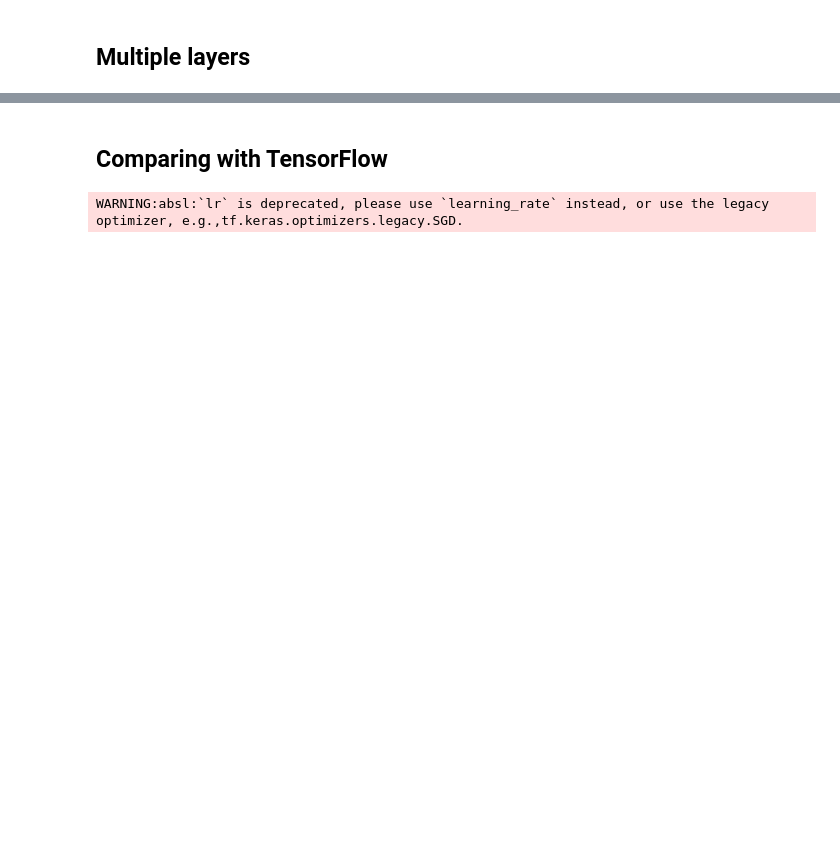
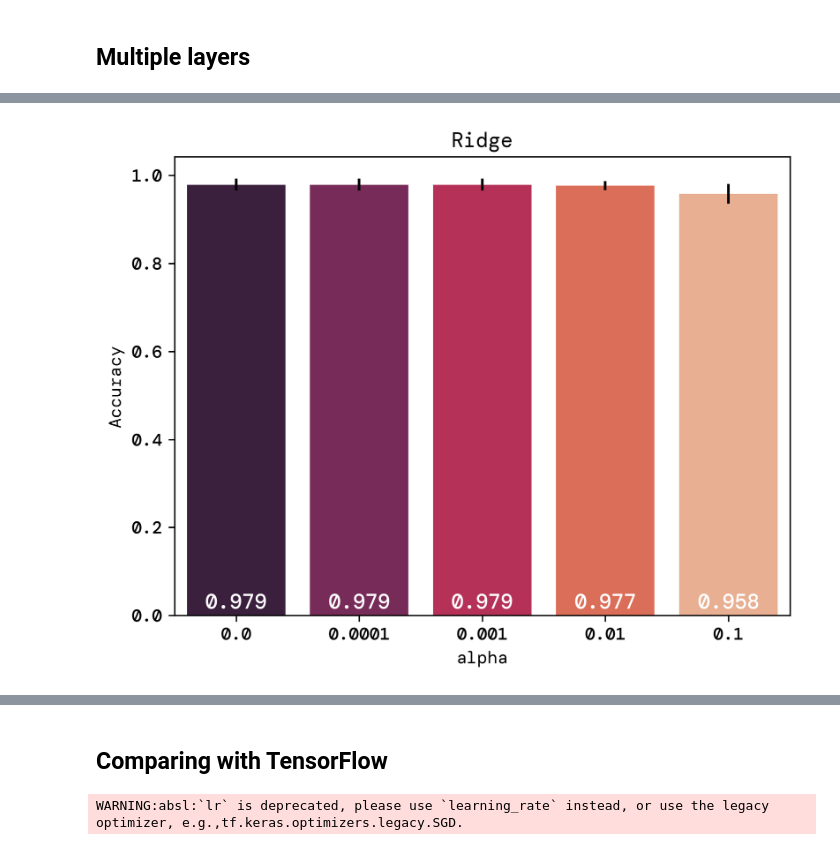
Before and after one commit to bragewiseth/MachineLearningProjects, a Jupyter notebook: project2/src/classification.ipynb, the cells around one changed output, grey strips where cells are left out. Cells and saved outputs as stored; diff of their text form; code cells hidden in the pictures; blank space fills up the shorter version.

```diff
--- a/project2/src/classification.ipynb
+++ b/project2/src/classification.ipynb
@@ -221,0 +183,8 @@ Training stopped after 99 epochs
+# %%
+optimizer_names = ['adam', 'adagrad', 'rmsprop', 'sgd']
+scores_optimizer = onp.zeros((len(optimizer_names), 2) )
+for i, optimizer in enumerate(optimizer_names):
+    network = ada.NN.Model([[1, sigmoid]], eta,epochs,tol, optimizer, alpha, gamma, epsilon, beta1, beta2, loss=ada.CE, metric=ada.CE )
+    mean, var = cross_val(X_train, y_train, network, kfold)
+    scores_optimizer[i] = [mean, var]
+    print(ada.progress_bar(i, len(optimizer_names)))
@@ -223,0 +249,78 @@ Training stopped after 99 epochs
+# %%
+
+ax = sns.barplot(x=alphas, y=scores_alpha[:,0], palette="rocket", yerr=scores_alpha[:,1])
+ax.set_xlabel("alpha")
+ax.set_ylabel("Accuracy")
+ax.set_title("Ridge")
+# ax.set_ylim(0.01, 0.05)
+ax.text(0, 0.015, f"{scores_alpha[0,0]:.3}", ha='center',  fontsize=12, color='white')
+ax.text(1, 0.015, f"{scores_alpha[1,0]:.3}", ha='center',  fontsize=12, color='white')
+ax.text(2, 0.015, f"{scores_alpha[2,0]:.3}", ha='center',  fontsize=12, color='white')
+ax.text(3, 0.015, f"{scores_alpha[3,0]:.3}", ha='center',  fontsize=12, color='white')
+ax.text(4, 0.015, f"{scores_alpha[4,0]:.3}", ha='center',  fontsize=12, color='white')
+plt.savefig("../runsAndFigures/accuracy_alpha.png",bbox_inches='tight')
+plt.show()
+plt.figure()
+
+
+ax = sns.barplot(x=batch_sizes, y=score_batches[:,0], yerr=score_batches[:,1], palette="rocket")
+ax.set_xlabel("batch size")
+ax.set_ylabel("Accuracy")
+ax.set_title("Batch size")
+ax.text(0, 0.015, f"{score_batches[0,0]:.3}", ha='center',  fontsize=12, color='black')
+ax.text(1, 0.015, f"{score_batches[1,0]:.3}", ha='center',  fontsize=12, color='black')
+ax.text(2, 0.015, f"{score_batches[2,0]:.3}", ha='center',  fontsize=12, color='white')
+plt.savefig("../runsAndFigures/accuracy_batch.png",bbox_inches='tight')
+plt.show()
+
+
+plt.figure()
+ax = sns.barplot(x=optimizer_names, y=scores_optimizer[:,0], yerr=scores_optimizer[:,1], palette="rocket")
+ax.set_xlabel("optimizer")
+ax.set_ylabel("Accuracy")
+ax.set_title("Optimizer")
+# ax.set_ylim(0.01, 0.12)
+ax.text(0, 0.06, f"{scores_optimizer[0,0]:.3}", ha='center',  fontsize=12, color='black')
+ax.text(1, 0.06, f"{scores_optimizer[1,0]:.3}", ha='center',  fontsize=12, color='black')
+ax.text(2, 0.06, f"{scores_optimizer[2,0]:.3}", ha='center',  fontsize=12, color='white')
+ax.text(3, 0.06, f"{scores_optimizer[3,0]:.3}", ha='center',  fontsize=12, color='black')
+plt.savefig("../runsAndFigures/accuracy_optimizer.png",bbox_inches='tight')
+plt.show()
+
+
+
+plt.figure()
+ax = sns.heatmap(scores_lr_gamma, annot=True, fmt=".4f", cmap="rocket", vmax=1.2, vmin=0.0)
+ax.set_title("Accuracy")
+ax.set_xlabel("Momentum")
+ax.set_xticklabels(gammas)
+ax.set_ylabel("Learning rate")
+ax.set_yticklabels(etas)
+plt.savefig("../runsAndFigures/accuracy_lr_gamma.png",bbox_inches='tight')
+plt.show()
+
+
+plt.figure()
+ax = sns.heatmap(scores_layers_nodes, annot=True, fmt=".4f", cmap="rocket", vmax=1.0, vmin=0.9)
+ax.set_title("Accuracy")
+ax.set_xlabel("Nodes")
+ax.set_xticklabels(n_nodes)
+ax.set_ylabel("Layers")
+ax.set_yticklabels(n_layers)
+plt.savefig("../runsAndFigures/accuracy_layers_nodes.png",bbox_inches='tight')
+plt.show()
+
+plt.figure()
+activs_names = ["relu", "sigmoid", "tanh"]
+ax = sns.barplot(x=activs_names, y=scores_activs[:,0], yerr=scores_activs[:,1], palette="rocket")
+ax.set_xlabel("Activation function")
+ax.set_ylabel("Accuracy")
+ax.set_title("Activation function")
+# ax.set_ylim(0.01, 0.125)
+ax.text(0, 0.06, f"{scores_activs[0,0]:.3}", ha='center',  fontsize=12, color='black')
+ax.text(1, 0.06, f"{scores_activs[1,0]:.3}", ha='center',  fontsize=12, color='black')
+ax.text(2, 0.06, f"{scores_activs[2,0]:.3}", ha='center',  fontsize=12, color='white')
+plt.savefig("../runsAndFigures/accuracy_activ.png",bbox_inches='tight')
+plt.show()
+# %% [output]
+[figure, added]
```
Also changed, not shown: parts of 23 cells of this notebook, 18 other files.
